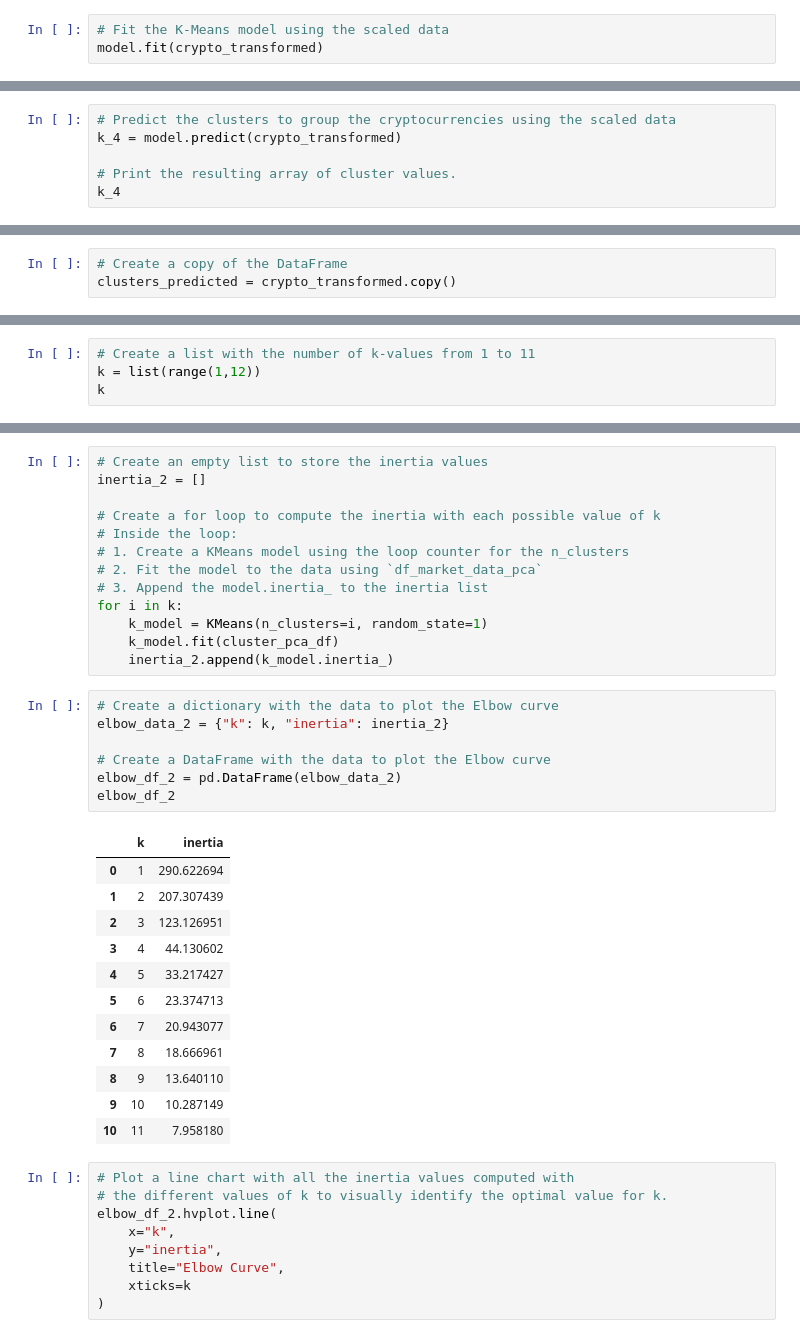
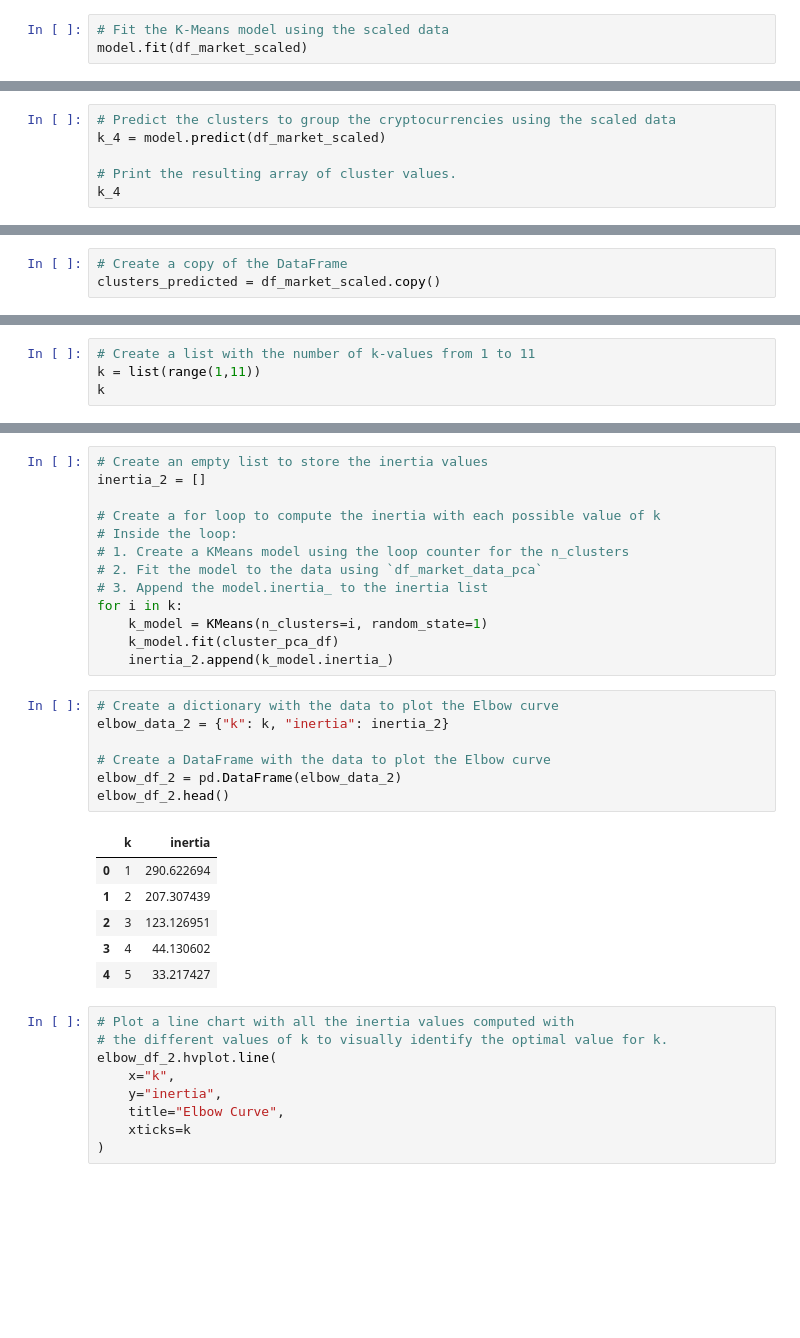
Before and after one commit to dtjskim/CryptoClustering, a Jupyter notebook: Crypto_Clustering.ipynb, the cells around one changed output, grey strips where cells are left out. Cells and saved outputs as stored; diff of their text form; blank space fills up the shorter version.

```diff
--- a/Crypto_Clustering.ipynb
+++ b/Crypto_Clustering.ipynb
@@ -181,12 +164,12 @@ elbow_df.hvplot.line(
 model = KMeans(n_clusters=4, random_state=1)
 # %%
 # Fit the K-Means model using the scaled data
-model.fit(crypto_transformed)
+model.fit(df_market_scaled)
 # %% [output]
 KMeans(n_clusters=4, random_state=1)
 # %%
 # Predict the clusters to group the cryptocurrencies using the scaled data
-k_4 = model.predict(crypto_transformed)
+k_4 = model.predict(df_market_scaled)
 
 # Print the resulting array of cluster values.
 k_4
@@ -196,7 +179,7 @@ array([2, 2, 0, 0, 2, 2, 2, 2, 2, 0, 0, 0, 0, 2, 0, 2, 0, 0, 2, 0, 0, 2,
       dtype=int32)
 # %%
 # Create a copy of the DataFrame
-clusters_predicted = crypto_transformed.copy()
+clusters_predicted = df_market_scaled.copy()
 # %%
 # Add a new column to the DataFrame with the predicted clusters
 clusters_predicted['predicted_cluster'] = k_4
@@ -304,6 +277,6 @@ cluster_pca_df
 ### Find the Best Value for k Using the PCA Data
 # %%
 # Create a list with the number of k-values from 1 to 11
-k = list(range(1,12))
+k = list(range(1,11))
 k
 # %% [output]
@@ -324,23 +297,17 @@ for i in k:
 # %%
 # Create a dictionary with the data to plot the Elbow curve
 elbow_data_2 = {"k": k, "inertia": inertia_2}
 
 # Create a DataFrame with the data to plot the Elbow curve
 elbow_df_2 = pd.DataFrame(elbow_data_2)
-elbow_df_2
+elbow_df_2.head()
 # %% [output]
 |  | k | inertia |
 | 0 | 1 | 290.622694 |
 | 1 | 2 | 207.307439 |
 | 2 | 3 | 123.126951 |
 | 3 | 4 | 44.130602 |
 | 4 | 5 | 33.217427 |
-| 5 | 6 | 23.374713 |
-| 6 | 7 | 20.943077 |
-| 7 | 8 | 18.666961 |
-| 8 | 9 | 13.640110 |
-| 9 | 10 | 10.287149 |
-| 10 | 11 | 7.958180 |
 # %%
 # Plot a line chart with all the inertia values computed with
 # the different values of k to visually identify the optimal value for k.
```
Also changed, not shown: parts of 10 cells of this notebook.
